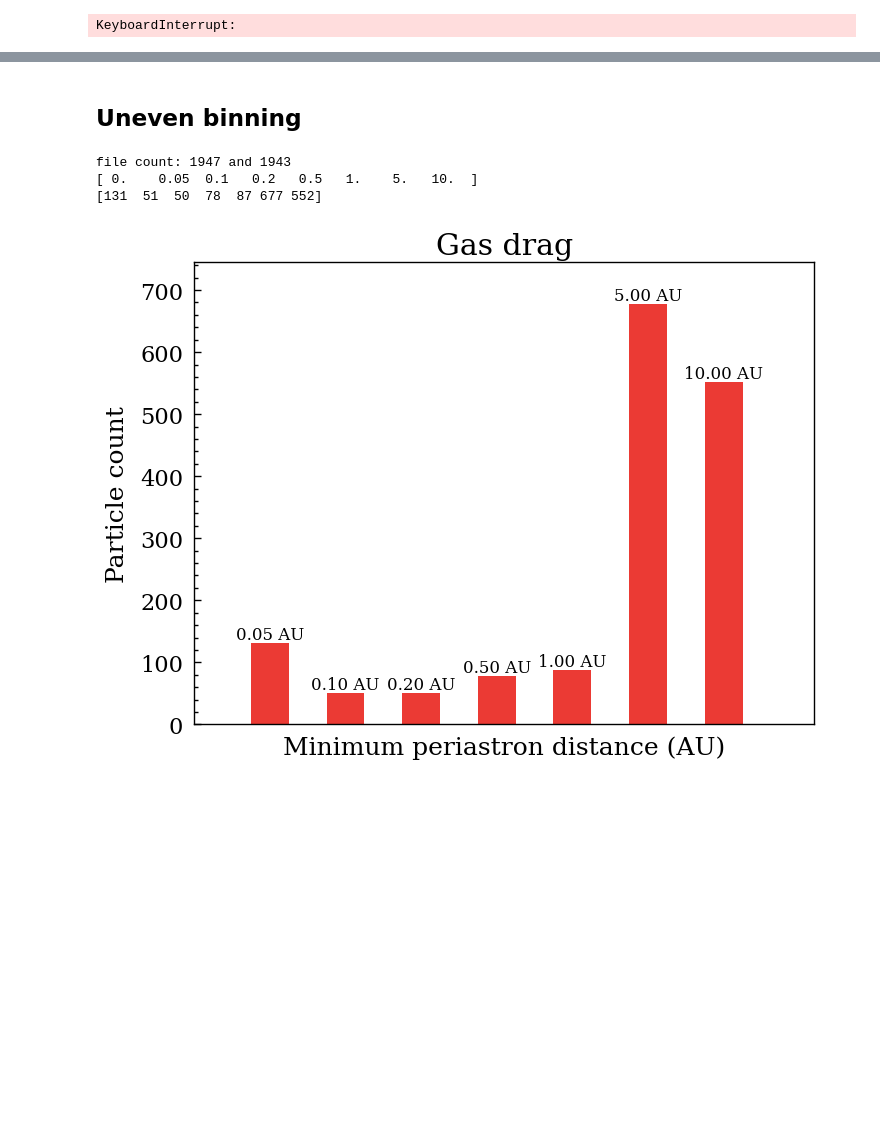
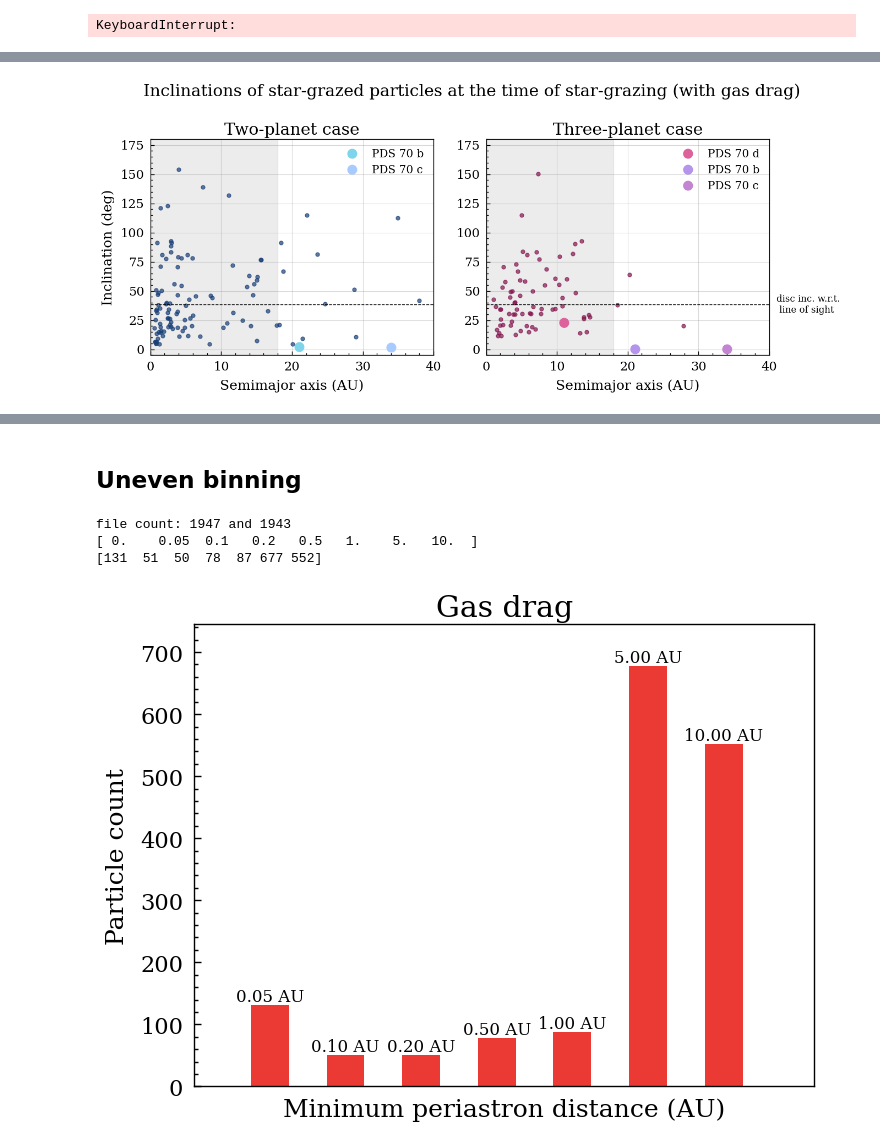
Before and after one commit to allsmurph/thesis_code_capybara, a Jupyter notebook: plots-inner_disk.ipynb, the cells around one changed output, grey strips where cells are left out. Drawn from its saved outputs; the diff is of its cells as text; code cells hidden in the pictures; blank space fills up the shorter version.

```diff
--- a/plots-inner_disk.ipynb
+++ b/plots-inner_disk.ipynb
@@ -449,0 +548,79 @@ three_pl_no_gas = combine_all_particles(sorted_no_gas_3_pl[:])
+# %%
+
+def get_inclinations_and_plot(files_2_pl, files_3_pl, gas_on=False):
+    results_3_pl = get_stargrazers(files_3_pl, 3)
+    results_2_pl = get_stargrazers(files_2_pl, 2)
+
+    incs_mig_all_2_pl = results_2_pl['inc']
+    a_mig_all_2_pl = results_2_pl['semimajor']
+
+    incs_mig_all_3_pl = results_3_pl['inc']
+    a_mig_all_3_pl = results_3_pl['semimajor']
+
+    fig, ax = plt.subplots(1,2, figsize=(14,6))
+
+    #new:
+    color_blue = [
+        "#73c3ee",  # medium
+        "#193F77",  # dark
+    ]
+
+    color_pink = [ "#CAA1CD", "#841550FF"]
+
+    mytriad = [
+        "#b594ec",  # very light lavender (great on dark magenta)
+        "#c384d1",  # soft mid-tone (works on both backgrounds)
+        "#DD629C"   # vivid pink (pops on grey, still visible on your bg)
+    ]
+
+    my_blues = ["#A8CBFF", "#7ed5eb"]
+
+    for i, inc in enumerate(incs_mig_all_2_pl):
+        ax[0].plot(a_mig_all_2_pl[i], inc, marker='o', color=color_blue[1], markersize=5,  alpha=0.7)
+
+    for i, inc in enumerate(incs_mig_all_3_pl):
+        ax[1].plot(a_mig_all_3_pl[i], inc, marker='o', color=color_pink[1], markersize=5,  alpha=0.7)
+
+    ax[0].plot(21, 2.3, 'o', markersize=12, color=my_blues[1], label='PDS 70 b')
+    ax[0].plot(34, 1.5, 'o', markersize=12, color=my_blues[0], label='PDS 70 c')
+
+    ax[1].plot(11, 23, 'o', alpha=1, markersize=12, color=mytriad[2], label='PDS 70 d')
+    ax[1].plot(21, 0.2, 'o', alpha=1, markersize=12, color=mytriad[0], label='PDS 70 b')
+    ax[1].plot(34, 0.4, 'o', alpha=1, markersize=12, color=mytriad[1], label='PDS 70 c')
+
+    ax[1].text(41, 38.3,
+            'disc inc. w.r.t. \n line of sight',
+            va='center', fontsize=12, color="k", ha='left')
+
+    for i in range(2):
+
+        ax[i].set_xlim(0, 40)
+        ax[i].axvspan(0, 18, color='grey', alpha=0.15)
+        ax[i].axvspan(54, 87, color='grey', alpha=0.15)
+        ax[i].axhline(38.3, color='k', linestyle='dashed', linewidth=1)
+
+        ax[i].grid(alpha=0.3)
+        ax[i].set_ylim(-5, 180)
+        ax[i].legend()
+
+    # Labels & title
+    ax[0].set_xlabel('Semimajor axis (AU)')
+    ax[0].set_ylabel('Inclination (deg)')
+    ax[0].set_title('Two-planet case')
+    ax[1].set_xlabel('Semimajor axis (AU)')
+    ax[1].set_title('Three-planet case')
+
+    if gas_on:
+        plt.suptitle('Inclinations of star-grazed particles at the time of star-grazing (with gas drag)')
+    else:
+        plt.suptitle('Inclinations of star-grazed particles at the time of star-grazing (no gas drag)')
+
+    plt.tight_layout()
+
+    plt.savefig(f'plots/inclinations_stargrazed_combined_{"with_gas" if gas_on else "no_gas"}.png')
+    plt.savefig(f'plots/inclinations_stargrazed_combined_{"with_gas" if gas_on else "no_gas"}.pdf')
+    plt.show()
+
+get_inclinations_and_plot(files_with_gas_2_pl, files_w_gas_3_pl, gas_on=True)
+get_inclinations_and_plot(files_no_gas_2_pl, files_no_gas_3_pl, gas_on=False)
+# %% [output]
@@ -449,0 +633 @@ three_pl_no_gas = combine_all_particles(sorted_no_gas_3_pl[:])
+[figure, added]
```
Also changed, not shown: parts of 5 cells of this notebook, 8 other files.
